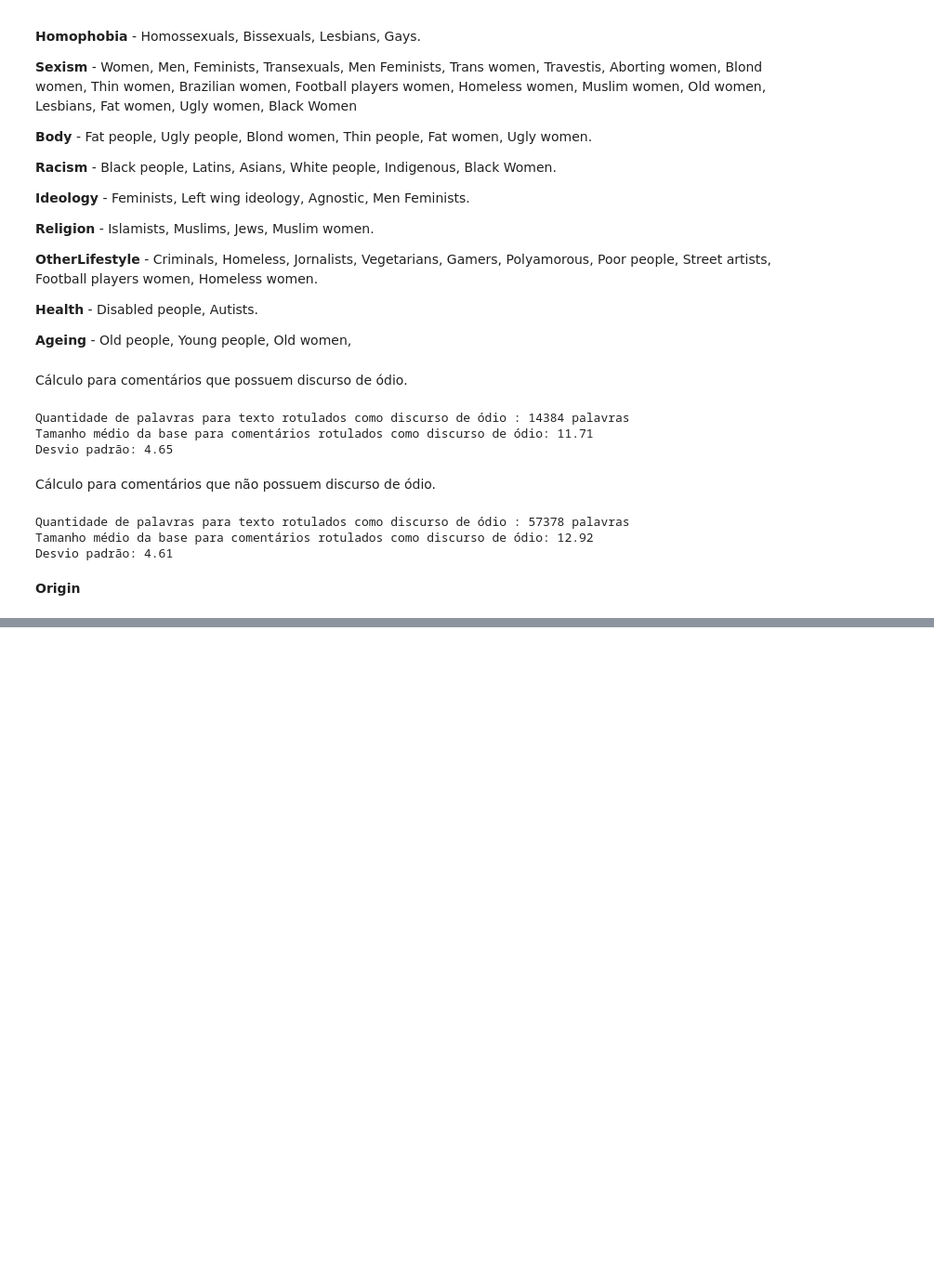
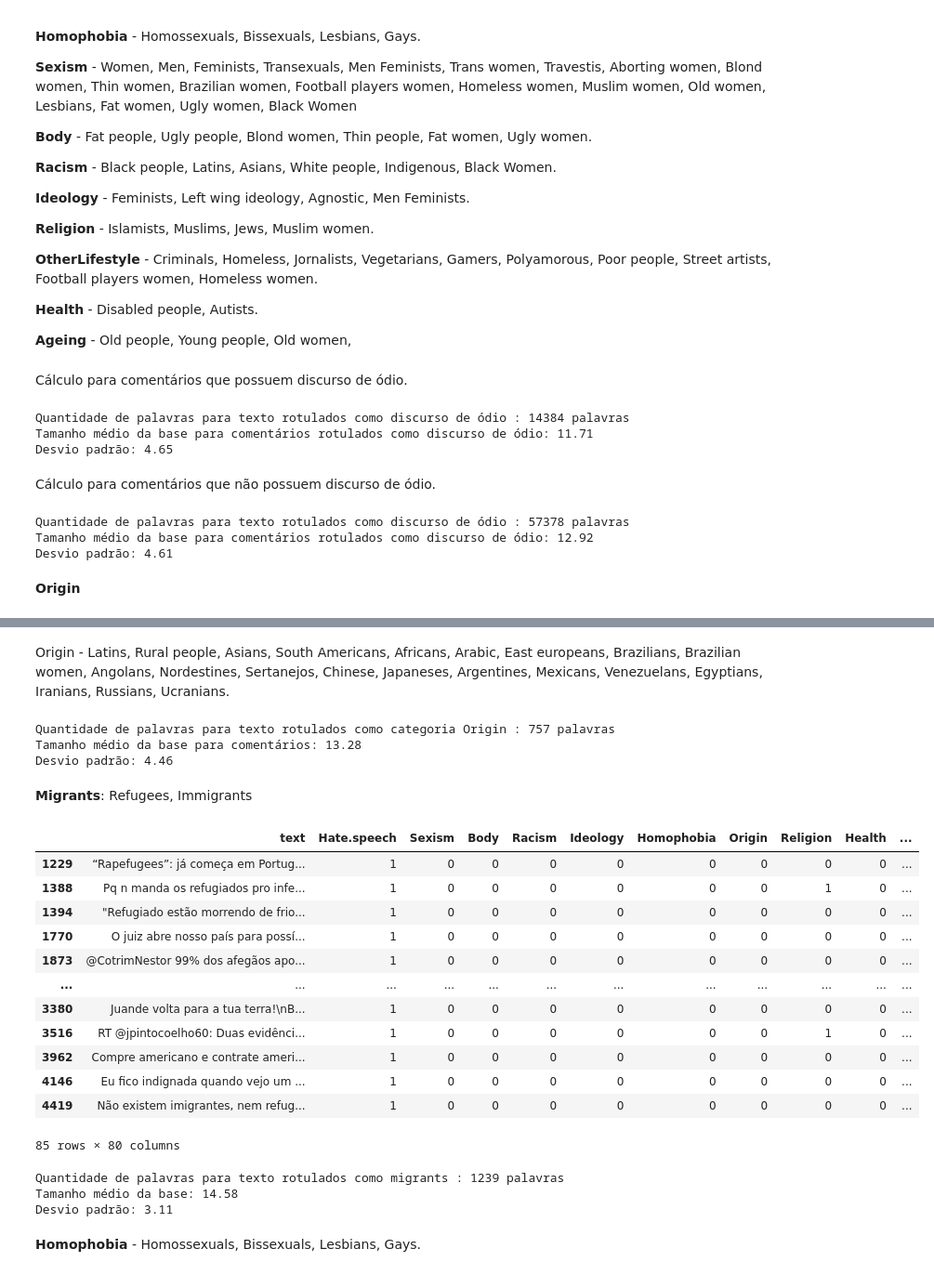
Before and after one commit to GGMmattos/Modelo-de-Deteccao-de-Linguagem-Ofensiva, a Jupyter notebook: PIC_Construção_de_modelos_de_detecção_automática_de_linguagem_ofensiva_e_ou_de_ódio_em_língua_portuguesa_.ipynb, the cells around one changed output, grey strips where cells are left out. Shown at 93% size. Cells and saved outputs as stored; diff of their text form; code cells hidden in the pictures; blank space fills up the shorter version.

```diff
--- a/PIC_Construção_de_modelos_de_detecção_automática_de_linguagem_ofensiva_e_ou_de_ódio_em_língua_portuguesa_.ipynb
+++ b/PIC_Construção_de_modelos_de_detecção_automática_de_linguagem_ofensiva_e_ou_de_ódio_em_língua_portuguesa_.ipynb
@@ -1354,0 +1340,2 @@ Origin = hate_speech_hierarchical.loc[hate_speech_hierarchical['Latins' and 'Rur
+# %% [markdown]
+Origin - Latins, Rural people, Asians, South Americans, Africans, Arabic, East europeans, Brazilians, Brazilian women, Angolans, Nordestines, Sertanejos, Chinese, Japaneses, Argentines, Mexicans, Venezuelans, Egyptians, Iranians, Russians, Ucranians.
@@ -1354,0 +1368,78 @@ Origin = hate_speech_hierarchical.loc[hate_speech_hierarchical['Latins' and 'Rur
+# %%
+
+categoria_origin = []
+stop_words = set(stopwords.words('portuguese')) #setando o banco de stopwords em PT-BR
+
+for words in origin['text']:
+  only_latters =re.sub("[^a-zA-Z]", " ", words) # somente letras
+  tokens = nltk.word_tokenize(only_latters) # tokenize the sentence
+  lower_case = [l.lower() for l in tokens] # converter all letters to low case
+  filtered_result = list(filter(lambda l: l not in stop_words, lower_case)) # Remove stopwords from the comments
+  categoria_origin.append(' '.join(filtered_result))
+
+
+lista_quantidade_palavras = []
+quantidade_palavras = 0
+for texto in categoria_origin:
+  palavras = texto.split(' ')
+  lista_quantidade_palavras.append(len(palavras))
+  quantidade_palavras += len(palavras)
+
+print(f'Quantidade de palavras para texto rotulados como categoria Origin : {quantidade_palavras} palavras')
+print(f'Tamanho médio da base para comentários: {round(quantidade_palavras/len(lista_quantidade_palavras), 2)} ')
+print(f'Desvio padrão: {round(np.std(lista_quantidade_palavras),2)}')
+# %% [output]
+Quantidade de palavras para texto rotulados como categoria Origin : 757 palavras
+Tamanho médio da base para comentários: 13.28
+Desvio padrão: 4.46
+# %% [markdown]
+**Migrants**: Refugees, Immigrants
+# %%
+refugees = hate_speech_hierarchical.loc[hate_speech_hierarchical['Refugees'] == 1 ]
+immigrants = hate_speech_hierarchical.loc[hate_speech_hierarchical['Immigrants'] == 1 ]
+
+migrants = pd.concat([refugees, immigrants])
+migrants
+# %% [output]
+|  | text | Hate.speech | Sexism | Body | Racism | Ideology | Homophobia | Origin | Religion | Health | ... |
+| 1229 | “Rapefugees”: já começa em Portug... | 1 | 0 | 0 | 0 | 0 | 0 | 0 | 0 | 0 | ... |
+| 1388 | Pq n manda os refugiados pro infe... | 1 | 0 | 0 | 0 | 0 | 0 | 0 | 1 | 0 | ... |
+| 1394 | "Refugiado estão morrendo de frio... | 1 | 0 | 0 | 0 | 0 | 0 | 0 | 0 | 0 | ... |
+| 1770 | O juiz abre nosso país para possí... | 1 | 0 | 0 | 0 | 0 | 0 | 0 | 0 | 0 | ... |
+| 1873 | @CotrimNestor 99% dos afegãos apo... | 1 | 0 | 0 | 0 | 0 | 0 | 0 | 0 | 0 | ... |
+| ... | ... | ... | ... | ... | ... | ... | ... | ... | ... | ... | ... |
+| 3380 | Juande volta para a tua terra!\nB... | 1 | 0 | 0 | 0 | 0 | 0 | 0 | 0 | 0 | ... |
+| 3516 | RT @jpintocoelho60: Duas evidênci... | 1 | 0 | 0 | 0 | 0 | 0 | 0 | 1 | 0 | ... |
+| 3962 | Compre americano e contrate ameri... | 1 | 0 | 0 | 0 | 0 | 0 | 0 | 0 | 0 | ... |
+| 4146 | Eu fico indignada quando vejo um ... | 1 | 0 | 0 | 0 | 0 | 0 | 0 | 0 | 0 | ... |
+| 4419 | Não existem imigrantes, nem refug... | 1 | 0 | 0 | 0 | 0 | 0 | 0 | 0 | 0 | ... |
+85 rows × 80 columns
+# %%
+
+categoria_migrants = []
+stop_words = set(stopwords.words('portuguese'))
+
+for words in migrants['text']:
+  only_latters =re.sub("[^a-zA-Z]", " ", words)
+  tokens = nltk.word_tokenize(only_latters)
+  lower_case = [l.lower() for l in tokens]
+  filtered_result = list(filter(lambda l: l not in stop_words, lower_case))
+  categoria_migrants.append(' '.join(filtered_result))
+
+
+lista_quantidade_palavras = []
+quantidade_palavras = 0
+for texto in categoria_migrants:
+  palavras = texto.split(' ')
+  lista_quantidade_palavras.append(len(palavras))
+  quantidade_palavras += len(palavras)
+
+print(f'Quantidade de palavras para texto rotulados como migrants : {quantidade_palavras} palavras')
+print(f'Tamanho médio da base: {round(quantidade_palavras/len(lista_quantidade_palavras), 2)} ')
+print(f'Desvio padrão: {round(np.std(lista_quantidade_palavras),2)}')
+# %% [output]
+Quantidade de palavras para texto rotulados como migrants : 1239 palavras
+Tamanho médio da base: 14.58
+Desvio padrão: 3.11
+# %% [markdown]
+**Homophobia** - Homossexuals, Bissexuals, Lesbians, Gays.
```
Also changed, not shown: parts of 28 cells of this notebook.
